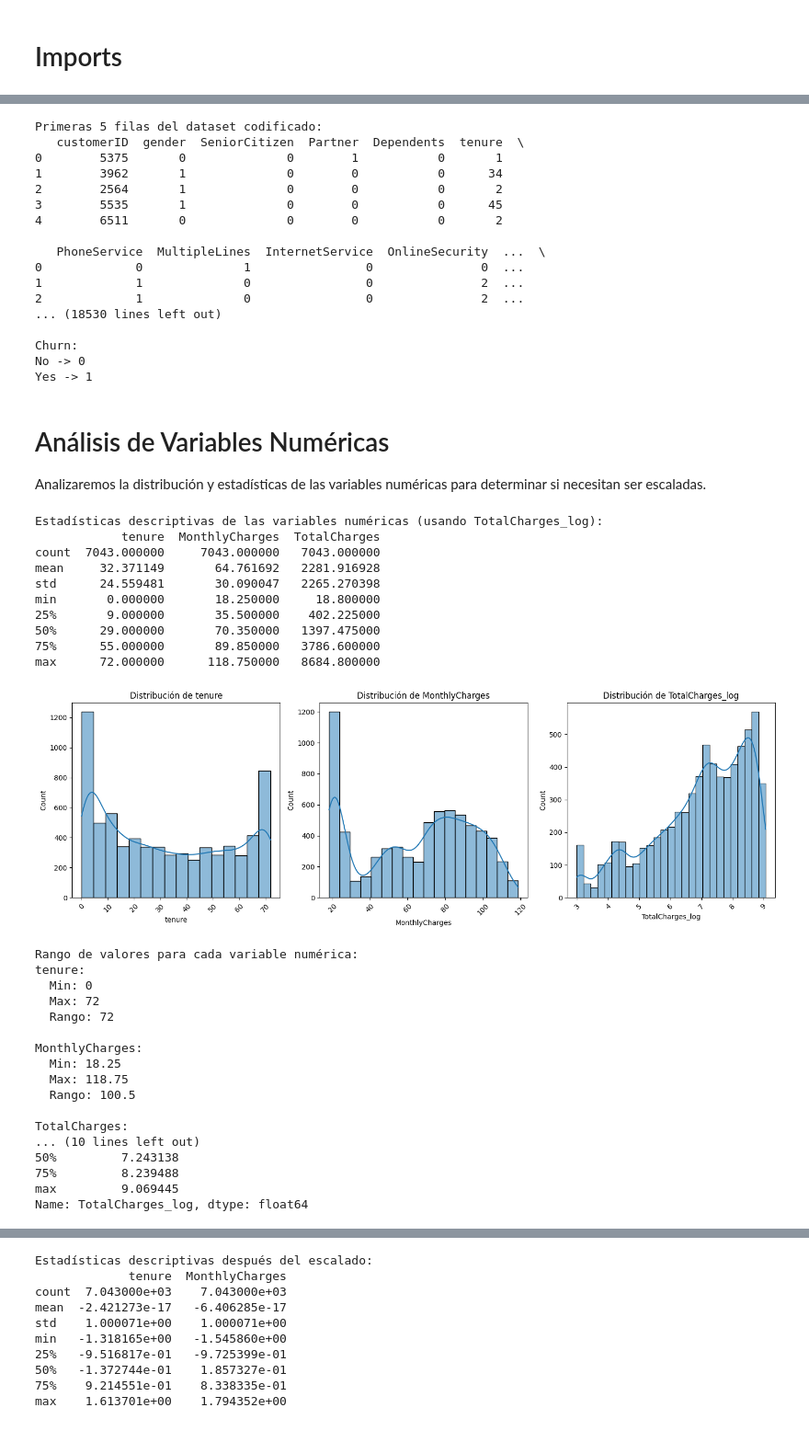
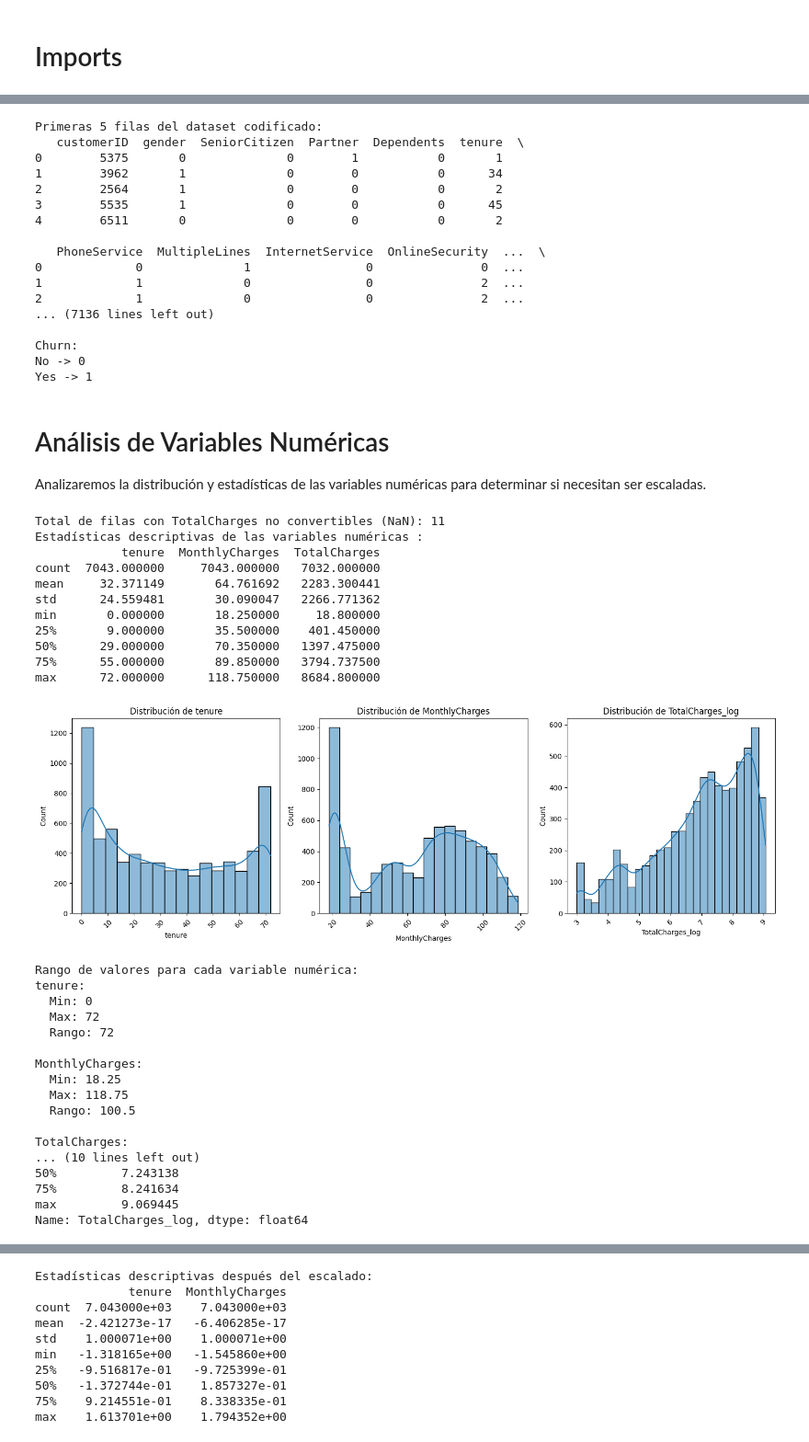
Before and after one commit to Locosteve4526/MiniProyecto-5, a Jupyter notebook: main.ipynb, the cells around one changed output, grey strips where cells are left out. Shown at 92% size. Cells and saved outputs as stored; diff of their text form; code cells hidden in the pictures.

```diff
--- a/main.ipynb
+++ b/main.ipynb
@@ -7,16 +15,14 @@ df = pd.read_csv('data.csv')
 # %%
+df = pd.read_csv('data.csv')
 # Exploración inicial del dataset
 print("Dimensiones del dataset:", df.shape)
 print("\nInformación del dataset:")
 print(df.info())
 
+df['TotalCharges'] = pd.to_numeric(df['TotalCharges'], errors='coerce')
+
 print("\nTipos de datos de las columnas:")
 print(df.dtypes)
-
-# Tratar SeniorCitizen como categórica (viene como 0/1 en el CSV)
-if 'SeniorCitizen' in df.columns:
-    df['SeniorCitizen'] = df['SeniorCitizen'].astype('object')
-
 # Identificar variables numéricas y categóricas
 numeric_cols = df.select_dtypes(include=['int64', 'float64']).columns
 categorical_cols = df.select_dtypes(include=['object']).columns
@@ -67,6 +75,4 @@ No hay valores faltantes en el dataset
 # %%
-# Importar LabelEncoder para la codificación de variables categóricas
-from sklearn.preprocessing import LabelEncoder
 
 # Crear una copia del DataFrame para no modificar el original
 df_encoded = df.copy()
@@ -106,7 +112,7 @@ Primeras 5 filas del dataset codificado:
 0             0              1                0               0  ...
 1             1              0                0               2  ...
 2             1              0                0               2  ...
-... (18530 lines left out)
+... (7136 lines left out)
 
 Churn:
 No -> 0
@@ -115,58 +121,51 @@ Yes -> 1
 # Análisis de Variables Numéricas
 Analizaremos la distribución y estadísticas de las variables numéricas para determinar si necesitan ser escaladas.
 # %%
-import seaborn as sns
-import matplotlib.pyplot as plt
-import numpy as np
-from sklearn.preprocessing import StandardScaler
-
 # Asegurar que TotalCharges sea numérico (ya imputado en la celda anterior)
-if df['TotalCharges'].dtype == 'object':
-    df['TotalCharges'] = pd.to_numeric(df['TotalCharges'], errors='coerce')
-
+missing_before = df['TotalCharges'].isna().sum()
+print(f"Total de filas con TotalCharges no convertibles (NaN): {missing_before}")
 # Generar columna log-transformada para TotalCharges para EDA
 df['TotalCharges_log'] = np.log1p(df['TotalCharges'])
 
-# Recalcular columnas numéricas excluyendo SeniorCitizen (lo tratamos como int pero no como variable numérica para escalado)
 numeric_cols = [c for c in ['tenure', 'MonthlyCharges', 'TotalCharges_log'] if c in df.columns]
-
-print("Estadísticas descriptivas de las variables numéricas (usando TotalCharges_log):")
+print("Estadísticas descriptivas de las variables numéricas :")
 print(df[['tenure', 'MonthlyCharges', 'TotalCharges']].describe())
 
 # Crear subplots para visualizar la distribución de cada variable numérica
 plt.figure(figsize=(15, 5))
 for i, col in enumerate(numeric_cols, 1):
     plt.subplot(1, len(numeric_cols), i)
     sns.histplot(data=df, x=col, kde=True)
     plt.title(f'Distribución de {col}')
     plt.xticks(rotation=45)
 plt.tight_layout()
 plt.show()
 
 # Análisis de rangos y escalas (mostrando TotalCharges original y log)
 print("\nRango de valores para cada variable numérica:")
 for col in ['tenure', 'MonthlyCharges', 'TotalCharges']:
     if col in df.columns:
         print(f"{col}:")
         print(f"  Min: {df[col].min()}")
         print(f"  Max: {df[col].max()}")
         print(f"  Rango: {df[col].max() - df[col].min()}")
         print()
 
 print('Resumen de TotalCharges_log:')
 print(df['TotalCharges_log'].describe())
 # %% [output]
-Estadísticas descriptivas de las variables numéricas (usando TotalCharges_log):
+Total de filas con TotalCharges no convertibles (NaN): 11
+Estadísticas descriptivas de las variables numéricas :
             tenure  MonthlyCharges  TotalCharges
-count  7043.000000     7043.000000   7043.000000
-mean     32.371149       64.761692   2281.916928
-std      24.559481       30.090047   2265.270398
+count  7043.000000     7043.000000   7032.000000
+mean     32.371149       64.761692   2283.300441
+std      24.559481       30.090047   2266.771362
 min       0.000000       18.250000     18.800000
-25%       9.000000       35.500000    402.225000
+25%       9.000000       35.500000    401.450000
 50%      29.000000       70.350000   1397.475000
-75%      55.000000       89.850000   3786.600000
+75%      55.000000       89.850000   3794.737500
 max      72.000000      118.750000   8684.800000
-[figure, old version]
+[figure, new version]
 Rango de valores para cada variable numérica:
 tenure:
   Min: 0
@@ -181,7 +180,7 @@ MonthlyCharges:
 TotalCharges:
 ... (10 lines left out)
 50%         7.243138
-75%         8.239488
+75%         8.241634
 max         9.069445
 Name: TotalCharges_log, dtype: float64
 # %%
```
Also changed, not shown: parts of 8 cells of this notebook, 1 other file.
